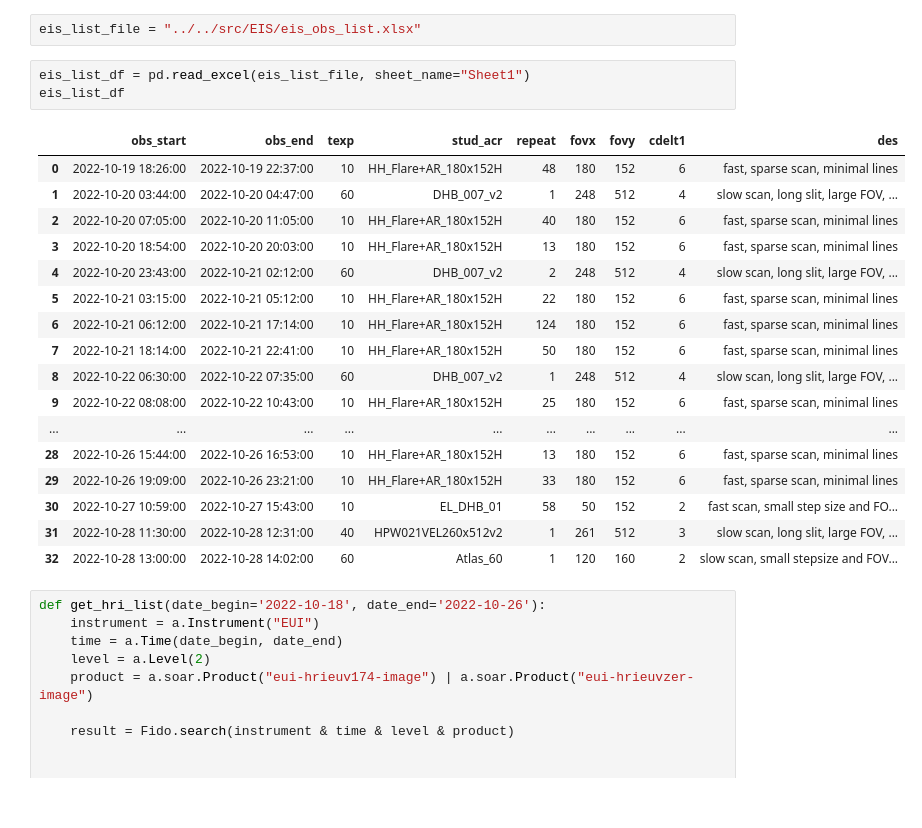
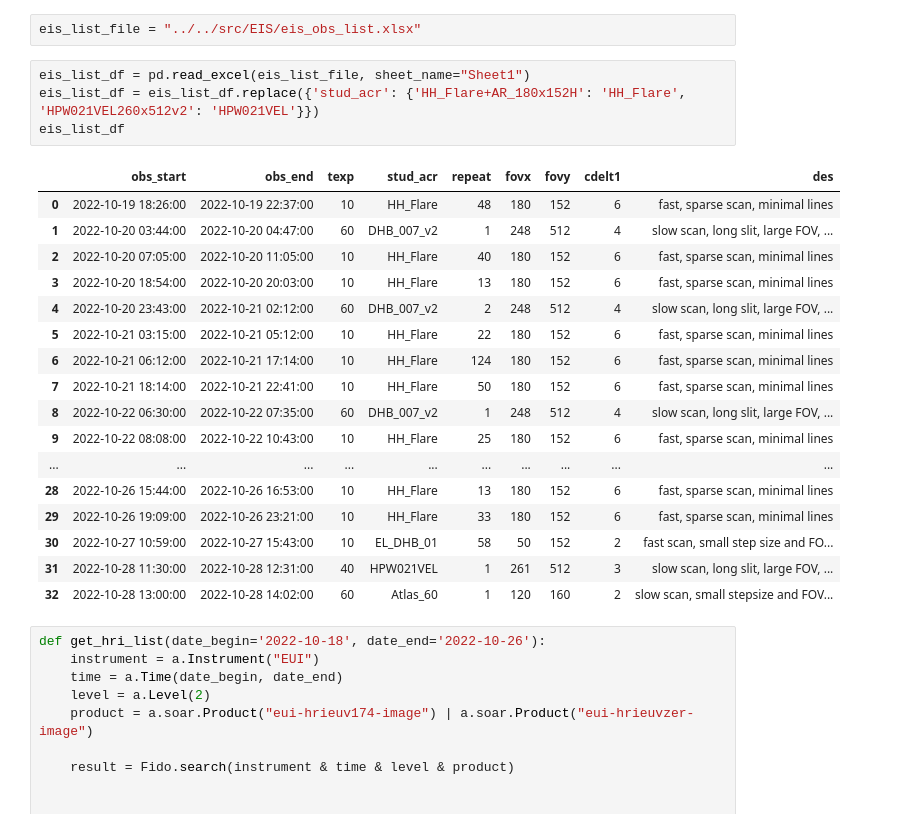
Before and after one commit to yjzhu-solar/EIS_DKIST_SolO, a Jupyter notebook: ipynb/ms_eis_eui_upflow/fov_summary.ipynb, the cells around one changed output. Cells and saved outputs as stored; diff of their text form.

```diff
--- a/ipynb/ms_eis_eui_upflow/fov_summary.ipynb
+++ b/ipynb/ms_eis_eui_upflow/fov_summary.ipynb
@@ -16,24 +54,25 @@ import matplotlib.pyplot as plt
 eis_list_file = "../../src/EIS/eis_obs_list.xlsx"
 # %%
 eis_list_df = pd.read_excel(eis_list_file, sheet_name="Sheet1")
+eis_list_df = eis_list_df.replace({'stud_acr': {'HH_Flare+AR_180x152H': 'HH_Flare', 'HPW021VEL260x512v2': 'HPW021VEL'}})
 eis_list_df
 # %% [output]
 |  | obs_start | obs_end | texp | stud_acr | repeat | fovx | fovy | cdelt1 | des |
-| 0 | 2022-10-19 18:26:00 | 2022-10-19 22:37:00 | 10 | HH_Flare+AR_180x152H | 48 | 180 | 152 | 6 | fast, sparse scan, minimal lines |
+| 0 | 2022-10-19 18:26:00 | 2022-10-19 22:37:00 | 10 | HH_Flare | 48 | 180 | 152 | 6 | fast, sparse scan, minimal lines |
 | 1 | 2022-10-20 03:44:00 | 2022-10-20 04:47:00 | 60 | DHB_007_v2 | 1 | 248 | 512 | 4 | slow scan, long slit, large FOV, ... |
-| 2 | 2022-10-20 07:05:00 | 2022-10-20 11:05:00 | 10 | HH_Flare+AR_180x152H | 40 | 180 | 152 | 6 | fast, sparse scan, minimal lines |
-| 3 | 2022-10-20 18:54:00 | 2022-10-20 20:03:00 | 10 | HH_Flare+AR_180x152H | 13 | 180 | 152 | 6 | fast, sparse scan, minimal lines |
+| 2 | 2022-10-20 07:05:00 | 2022-10-20 11:05:00 | 10 | HH_Flare | 40 | 180 | 152 | 6 | fast, sparse scan, minimal lines |
+| 3 | 2022-10-20 18:54:00 | 2022-10-20 20:03:00 | 10 | HH_Flare | 13 | 180 | 152 | 6 | fast, sparse scan, minimal lines |
 | 4 | 2022-10-20 23:43:00 | 2022-10-21 02:12:00 | 60 | DHB_007_v2 | 2 | 248 | 512 | 4 | slow scan, long slit, large FOV, ... |
-| 5 | 2022-10-21 03:15:00 | 2022-10-21 05:12:00 | 10 | HH_Flare+AR_180x152H | 22 | 180 | 152 | 6 | fast, sparse scan, minimal lines |
-| 6 | 2022-10-21 06:12:00 | 2022-10-21 17:14:00 | 10 | HH_Flare+AR_180x152H | 124 | 180 | 152 | 6 | fast, sparse scan, minimal lines |
-| 7 | 2022-10-21 18:14:00 | 2022-10-21 22:41:00 | 10 | HH_Flare+AR_180x152H | 50 | 180 | 152 | 6 | fast, sparse scan, minimal lines |
+| 5 | 2022-10-21 03:15:00 | 2022-10-21 05:12:00 | 10 | HH_Flare | 22 | 180 | 152 | 6 | fast, sparse scan, minimal lines |
+| 6 | 2022-10-21 06:12:00 | 2022-10-21 17:14:00 | 10 | HH_Flare | 124 | 180 | 152 | 6 | fast, sparse scan, minimal lines |
+| 7 | 2022-10-21 18:14:00 | 2022-10-21 22:41:00 | 10 | HH_Flare | 50 | 180 | 152 | 6 | fast, sparse scan, minimal lines |
 | 8 | 2022-10-22 06:30:00 | 2022-10-22 07:35:00 | 60 | DHB_007_v2 | 1 | 248 | 512 | 4 | slow scan, long slit, large FOV, ... |
-| 9 | 2022-10-22 08:08:00 | 2022-10-22 10:43:00 | 10 | HH_Flare+AR_180x152H | 25 | 180 | 152 | 6 | fast, sparse scan, minimal lines |
+| 9 | 2022-10-22 08:08:00 | 2022-10-22 10:43:00 | 10 | HH_Flare | 25 | 180 | 152 | 6 | fast, sparse scan, minimal lines |
 | ... | ... | ... | ... | ... | ... | ... | ... | ... | ... |
-| 28 | 2022-10-26 15:44:00 | 2022-10-26 16:53:00 | 10 | HH_Flare+AR_180x152H | 13 | 180 | 152 | 6 | fast, sparse scan, minimal lines |
-| 29 | 2022-10-26 19:09:00 | 2022-10-26 23:21:00 | 10 | HH_Flare+AR_180x152H | 33 | 180 | 152 | 6 | fast, sparse scan, minimal lines |
+| 28 | 2022-10-26 15:44:00 | 2022-10-26 16:53:00 | 10 | HH_Flare | 13 | 180 | 152 | 6 | fast, sparse scan, minimal lines |
+| 29 | 2022-10-26 19:09:00 | 2022-10-26 23:21:00 | 10 | HH_Flare | 33 | 180 | 152 | 6 | fast, sparse scan, minimal lines |
 | 30 | 2022-10-27 10:59:00 | 2022-10-27 15:43:00 | 10 | EL_DHB_01 | 58 | 50 | 152 | 2 | fast scan, small step size and FO... |
-| 31 | 2022-10-28 11:30:00 | 2022-10-28 12:31:00 | 40 | HPW021VEL260x512v2 | 1 | 261 | 512 | 3 | slow scan, long slit, large FOV, ... |
+| 31 | 2022-10-28 11:30:00 | 2022-10-28 12:31:00 | 40 | HPW021VEL | 1 | 261 | 512 | 3 | slow scan, long slit, large FOV, ... |
 | 32 | 2022-10-28 13:00:00 | 2022-10-28 14:02:00 | 60 | Atlas_60 | 1 | 120 | 160 | 2 | slow scan, small stepsize and FOV... |
 # %%
 def get_hri_list(date_begin='2022-10-18', date_end='2022-10-26'):
```
Also changed, not shown: parts of 22 cells of this notebook, 4 other files.
